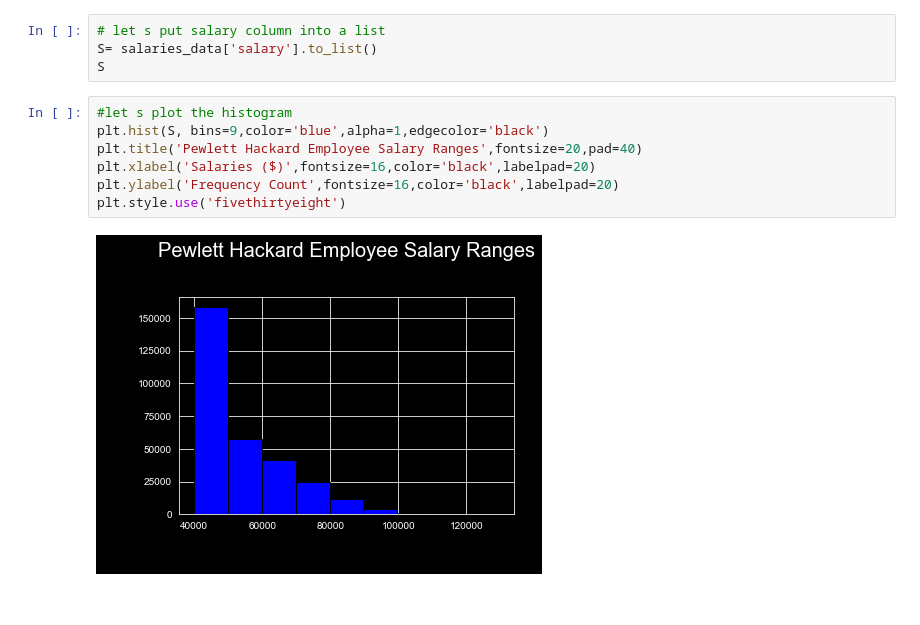
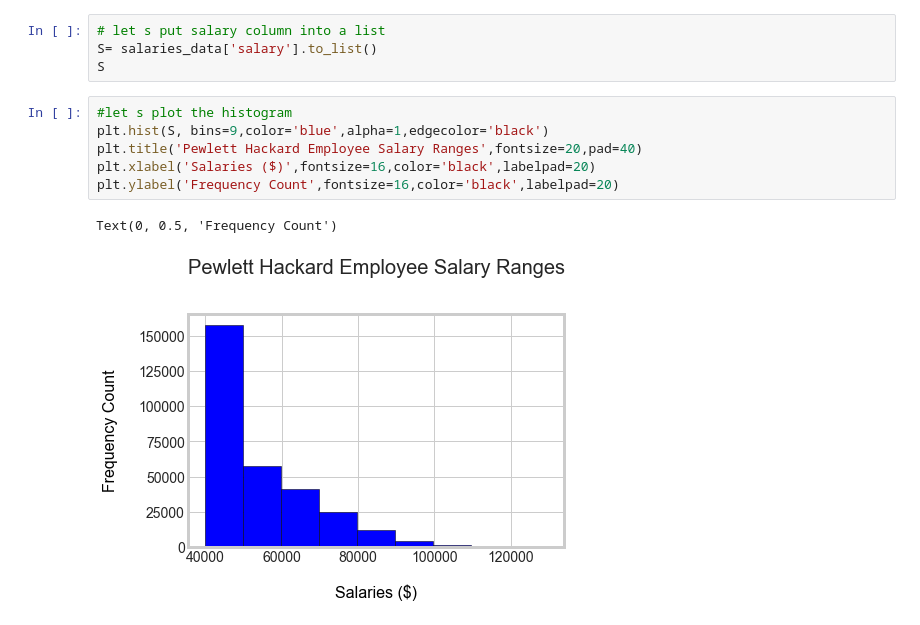
Before and after one commit to leilazintsem/SQL-Challenge, a Jupyter notebook: EmployeeSQL/Bonus_Script.ipynb, the cells around one changed output. Drawn from its saved outputs; the diff is of its cells as text.

Commit message:
pull data to create bar chart

```diff
--- a/EmployeeSQL/Bonus_Script.ipynb
+++ b/EmployeeSQL/Bonus_Script.ipynb
@@ -73,9 +73,9 @@ S
 # %%
 #let s plot the histogram
 plt.hist(S, bins=9,color='blue',alpha=1,edgecolor='black')
 plt.title('Pewlett Hackard Employee Salary Ranges',fontsize=20,pad=40)
 plt.xlabel('Salaries ($)',fontsize=16,color='black',labelpad=20)
 plt.ylabel('Frequency Count',fontsize=16,color='black',labelpad=20)
-plt.style.use('fivethirtyeight')
 # %% [output]
+Text(0, 0.5, 'Frequency Count')
-[figure, old version]
+[figure, new version]
```
Also changed, not shown: parts of 11 cells of this notebook.
